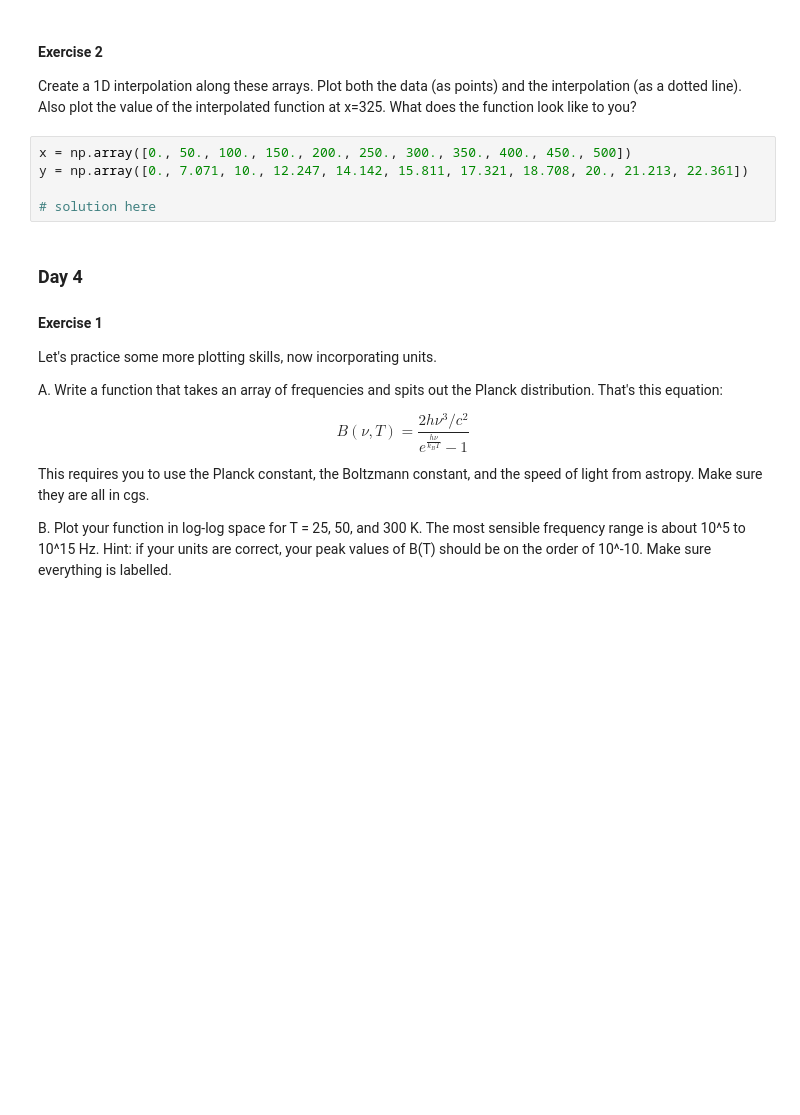
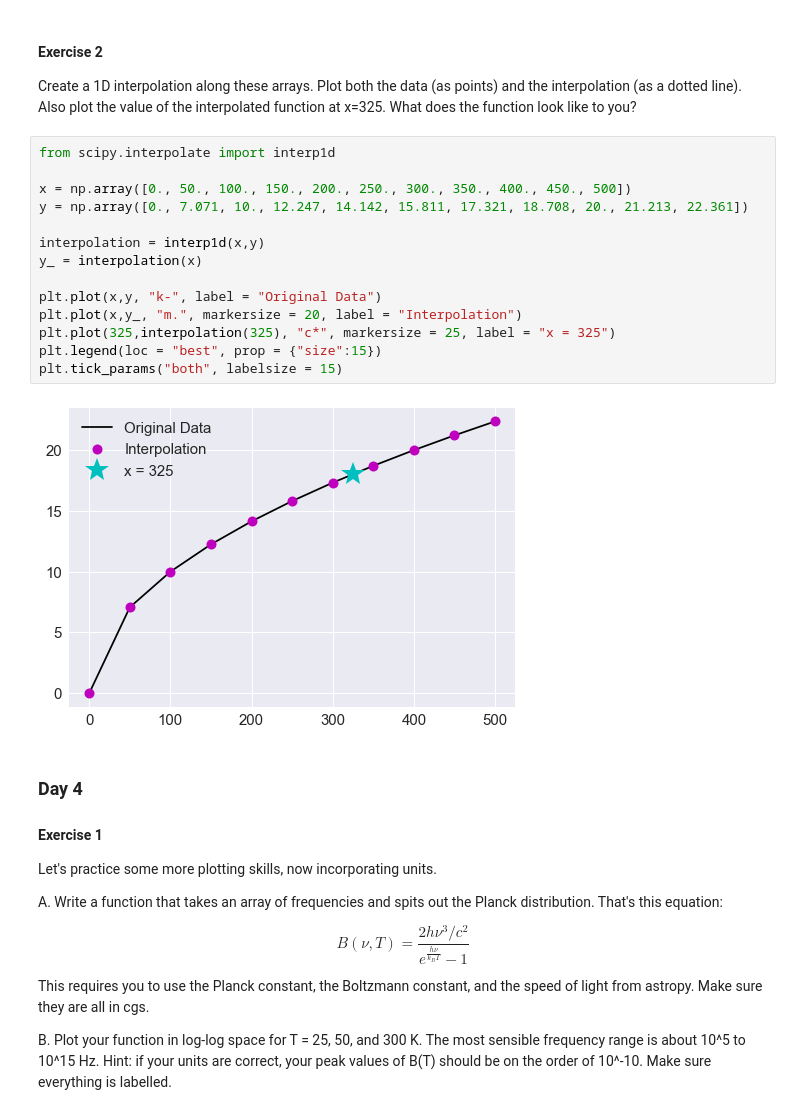
Before and after one commit to UTAustinTAURUS/day-1-exercises-linaflorez, a Jupyter notebook: Exercises_(Lina).ipynb, the cells around one changed output. Drawn from its saved outputs; the diff is of its cells as text; blank space fills up the shorter version.

```diff
--- a/Exercises_(Lina).ipynb
+++ b/Exercises_(Lina).ipynb
@@ -172,10 +166,21 @@ mu, sigma
 
 Create a 1D interpolation along these arrays. Plot both the data (as points) and the interpolation (as a dotted line). Also plot the value of the interpolated function at x=325. What does the function look like to you?
 # %%
+from scipy.interpolate import interp1d
+
 x = np.array([0., 50., 100., 150., 200., 250., 300., 350., 400., 450., 500])
 y = np.array([0., 7.071, 10., 12.247, 14.142, 15.811, 17.321, 18.708, 20., 21.213, 22.361])
 
-# solution here
+interpolation = interp1d(x,y)
+y_ = interpolation(x)
+
+plt.plot(x,y, "k-", label = "Original Data")
+plt.plot(x,y_, "m.", markersize = 20, label = "Interpolation")
+plt.plot(325,interpolation(325), "c*", markersize = 25, label = "x = 325")
+plt.legend(loc = "best", prop = {"size":15})
+plt.tick_params("both", labelsize = 15)
+# %% [output]
+[figure, added]
 # %% [markdown]
 ### Day 4
 
```
Also changed, not shown: parts of 6 cells of this notebook.
